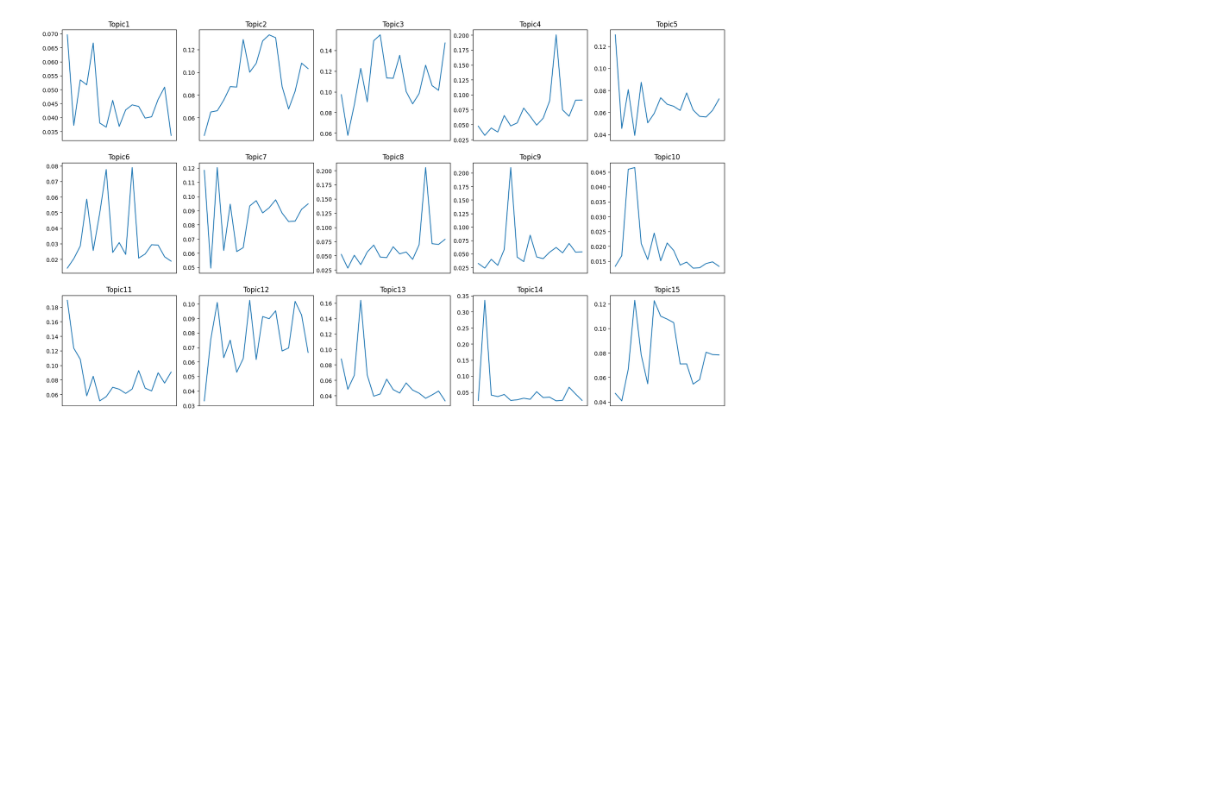
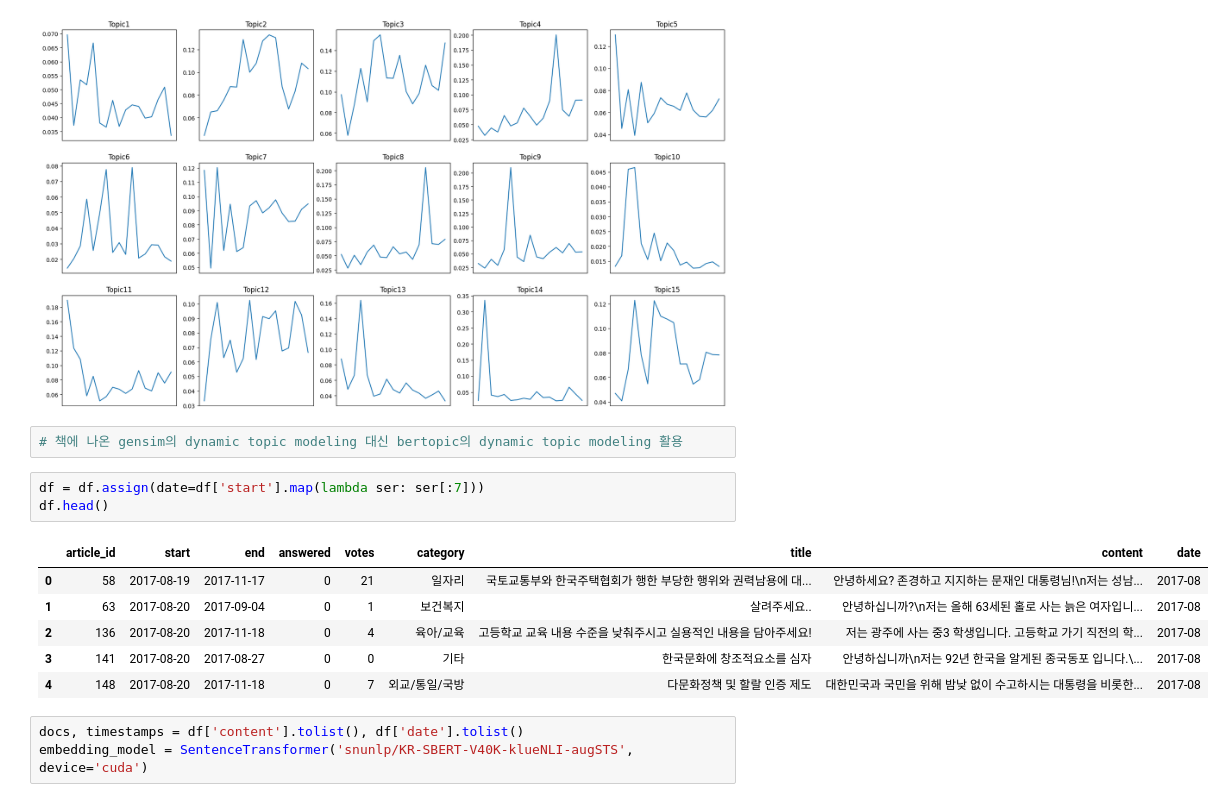
Before and after one commit to minstrel1149/python_text_mining, a Jupyter notebook: Ch.07_topic_modeling_2.ipynb, the cells around one changed output. Drawn from its saved outputs; the diff is of its cells as text; blank space fills up the shorter version.

```diff
--- a/Ch.07_topic_modeling_2.ipynb
+++ b/Ch.07_topic_modeling_2.ipynb
@@ -236,3 +239,18 @@ for col, ax in zip(trend.columns.tolist(), axs.ravel()):
 plt.show()
 # %% [output]
 [figure]
+# %%
+# 책에 나온 gensim의 dynamic topic modeling 대신 bertopic의 dynamic topic modeling 활용
+# %%
+df = df.assign(date=df['start'].map(lambda ser: ser[:7]))
+df.head()
+# %% [output]
+|  | article_id | start | end | answered | votes | category | title | content | date |
+| 0 | 58 | 2017-08-19 | 2017-11-17 | 0 | 21 | 일자리 | 국토교통부와 한국주택협회가 행한 부당한 행위와 권력남용에 대... | 안녕하세요? 존경하고 지지하는 문재인 대통령님!\n저는 성남... | 2017-08 |
+| 1 | 63 | 2017-08-20 | 2017-09-04 | 0 | 1 | 보건복지 | 살려주세요.. | 안녕하십니까?\n저는 올해 63세된 홀로 사는 늙은 여자입니... | 2017-08 |
+| 2 | 136 | 2017-08-20 | 2017-11-18 | 0 | 4 | 육아/교육 | 고등학교 교육 내용 수준을 낮춰주시고 실용적인 내용을 담아주세요! | 저는 광주에 사는 중3 학생입니다. 고등학교 가기 직전의 학... | 2017-08 |
+| 3 | 141 | 2017-08-20 | 2017-08-27 | 0 | 0 | 기타 | 한국문화에 창조적요소를 심자 | 안녕하십니까\n저는 92년 한국을 알게된 종국동포 입니다.\... | 2017-08 |
+| 4 | 148 | 2017-08-20 | 2017-11-18 | 0 | 7 | 외교/통일/국방 | 다문화정책 및 할랄 인증 제도 | 대한민국과 국민을 위해 밤낮 없이 수고하시는 대통령을 비롯한... | 2017-08 |
+# %%
+docs, timestamps = df['content'].tolist(), df['date'].tolist()
+embedding_model = SentenceTransformer('snunlp/KR-SBERT-V40K-klueNLI-augSTS', device='cuda')
```
Also changed, not shown: parts of 6 cells of this notebook, 2 other files.
